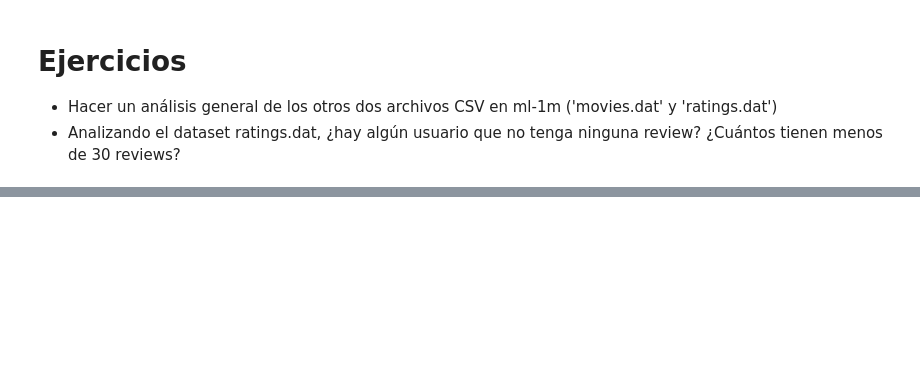
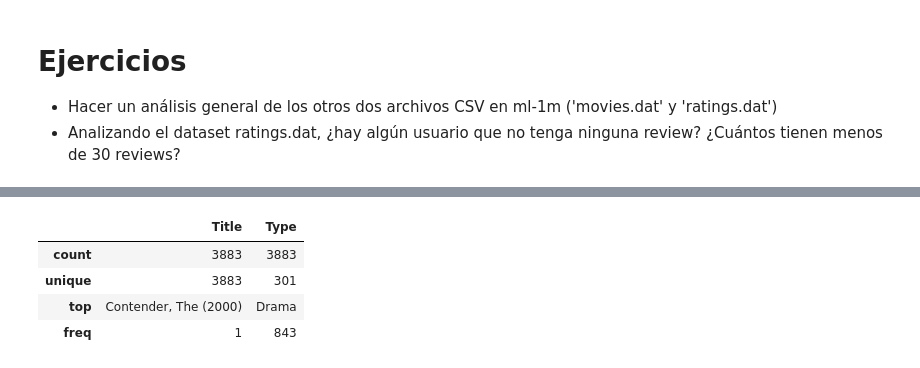
Before and after one commit to jmrodriguez2552/cedapython, a Jupyter notebook: ANALISIS_DATOS_PYTHON/NOTEBOOKS/5101_Librería_Pandas(I).ipynb, the cells around one changed output, grey strips where cells are left out. Drawn from its saved outputs; the diff is of its cells as text; code cells hidden in the pictures; blank space fills up the shorter version.

```diff
--- a/ANALISIS_DATOS_PYTHON/NOTEBOOKS/5101_Librería_Pandas(I).ipynb
+++ b/ANALISIS_DATOS_PYTHON/NOTEBOOKS/5101_Librería_Pandas(I).ipynb
@@ -1286,0 +1295,8 @@ UserID,Gender,Age,Occupation,Zip-code
+# %%
+movies_dataset.describe()
+# %% [output]
+|  | Title | Type |
+| count | 3883 | 3883 |
+| unique | 3883 | 301 |
+| top | Contender, The (2000) | Drama |
+| freq | 1 | 843 |
```
Also changed, not shown: parts of 6 cells of this notebook, 2 other files.
